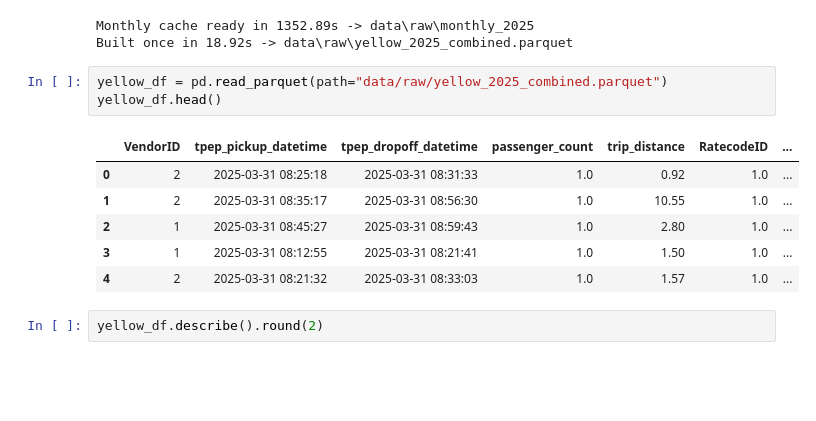
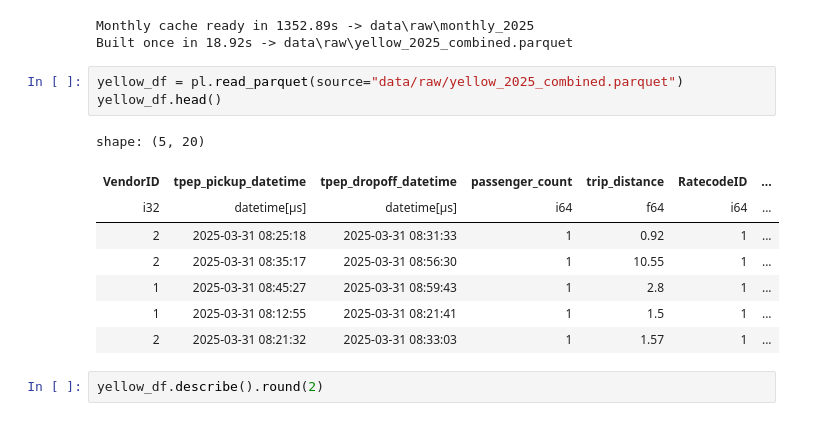
Before and after one commit to delightaheebwa/nyc-demand, a Jupyter notebook: notebooks/analysis.ipynb, the cells around one changed output. Saved outputs shown, nothing was run; the diff lists cells and outputs as text; blank space fills up the shorter version.

```diff
--- a/notebooks/analysis.ipynb
+++ b/notebooks/analysis.ipynb
@@ -129,15 +152,17 @@ build_local_combined_parquet(urls, local_parquet, local_monthly_dir)
 Monthly cache ready in 1352.89s -> data\raw\monthly_2025
 Built once in 18.92s -> data\raw\yellow_2025_combined.parquet
 # %%
-yellow_df = pd.read_parquet(path="data/raw/yellow_2025_combined.parquet")
+yellow_df = pl.read_parquet(source="data/raw/yellow_2025_combined.parquet")
 yellow_df.head()
 # %% [output]
+shape: (5, 20)
-|  | VendorID | tpep_pickup_datetime | tpep_dropoff_datetime | passenger_count | trip_distance | RatecodeID | ... |
-| 0 | 2 | 2025-03-31 08:25:18 | 2025-03-31 08:31:33 | 1.0 | 0.92 | 1.0 | ... |
-| 1 | 2 | 2025-03-31 08:35:17 | 2025-03-31 08:56:30 | 1.0 | 10.55 | 1.0 | ... |
-| 2 | 1 | 2025-03-31 08:45:27 | 2025-03-31 08:59:43 | 1.0 | 2.80 | 1.0 | ... |
-| 3 | 1 | 2025-03-31 08:12:55 | 2025-03-31 08:21:41 | 1.0 | 1.50 | 1.0 | ... |
-| 4 | 2 | 2025-03-31 08:21:32 | 2025-03-31 08:33:03 | 1.0 | 1.57 | 1.0 | ... |
+| VendorID | tpep_pickup_datetime | tpep_dropoff_datetime | passenger_count | trip_distance | RatecodeID | ... |
+| i32 | datetime[μs] | datetime[μs] | i64 | f64 | i64 | ... |
+| 2 | 2025-03-31 08:25:18 | 2025-03-31 08:31:33 | 1 | 0.92 | 1 | ... |
+| 2 | 2025-03-31 08:35:17 | 2025-03-31 08:56:30 | 1 | 10.55 | 1 | ... |
+| 1 | 2025-03-31 08:45:27 | 2025-03-31 08:59:43 | 1 | 2.8 | 1 | ... |
+| 1 | 2025-03-31 08:12:55 | 2025-03-31 08:21:41 | 1 | 1.5 | 1 | ... |
+| 2 | 2025-03-31 08:21:32 | 2025-03-31 08:33:03 | 1 | 1.57 | 1 | ... |
 # %%
 yellow_df.describe().round(2)
 # %% [output]
```
Also changed, not shown: parts of 8 cells of this notebook, 3 other files.
